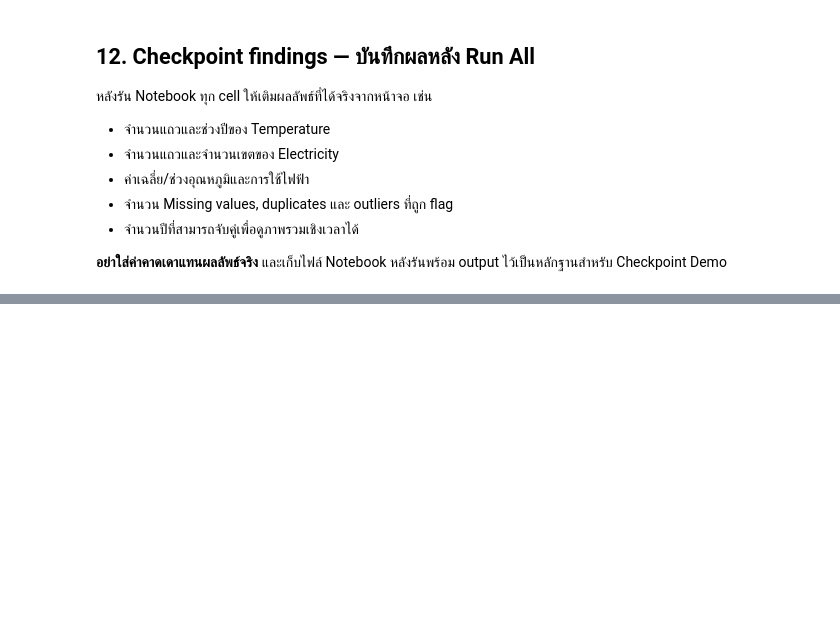
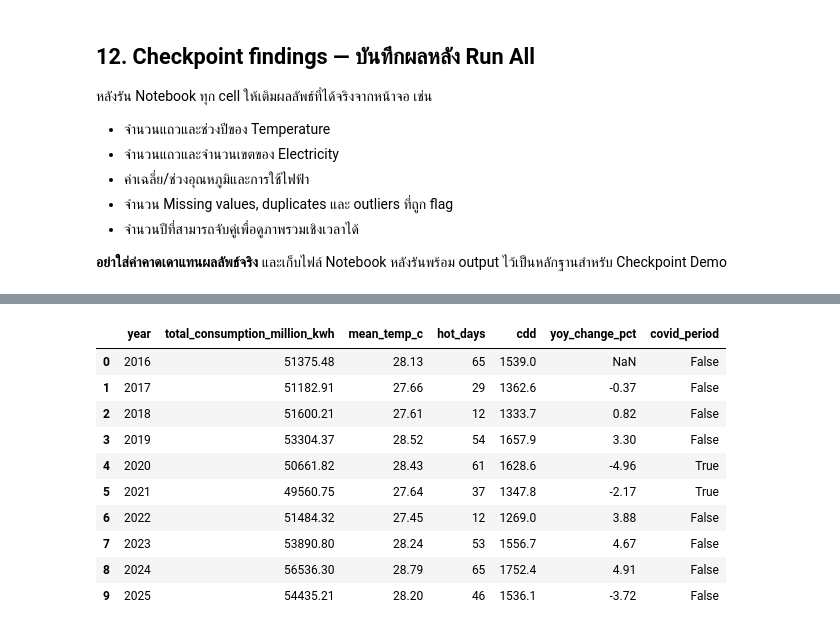
Before and after one commit to chaloemwong109-lab/urban-heat-energy-burden, a Jupyter notebook: notebooks/eda_checkpoint.ipynb, the cells around one changed output, grey strips where cells are left out. Cells and saved outputs as stored; diff of their text form; code cells hidden in the pictures; blank space fills up the shorter version.

```diff
--- a/notebooks/eda_checkpoint.ipynb
+++ b/notebooks/eda_checkpoint.ipynb
@@ -521,0 +617,32 @@ Electricity by year and district (DuckDB)
+# %%
+
+# Query Gold Zone using DuckDB
+
+gold_year_path = (GOLD_DIR / "agg_year_energy_heat.parquet").as_posix()
+
+energy_trend = duckdb.sql(f"""
+    SELECT
+        year,
+        total_consumption_million_kwh,
+        mean_temp_c,
+        hot_days,
+        cdd,
+        yoy_change_pct,
+        covid_period
+    FROM read_parquet('{gold_year_path}')
+    ORDER BY year
+""").df()
+
+display(energy_trend)
+# %% [output]
+|  | year | total_consumption_million_kwh | mean_temp_c | hot_days | cdd | yoy_change_pct | covid_period |
+| 0 | 2016 | 51375.48 | 28.13 | 65 | 1539.0 | NaN | False |
+| 1 | 2017 | 51182.91 | 27.66 | 29 | 1362.6 | -0.37 | False |
+| 2 | 2018 | 51600.21 | 27.61 | 12 | 1333.7 | 0.82 | False |
+| 3 | 2019 | 53304.37 | 28.52 | 54 | 1657.9 | 3.30 | False |
+| 4 | 2020 | 50661.82 | 28.43 | 61 | 1628.6 | -4.96 | True |
+| 5 | 2021 | 49560.75 | 27.64 | 37 | 1347.8 | -2.17 | True |
+| 6 | 2022 | 51484.32 | 27.45 | 12 | 1269.0 | 3.88 | False |
+| 7 | 2023 | 53890.80 | 28.24 | 53 | 1556.7 | 4.67 | False |
+| 8 | 2024 | 56536.30 | 28.79 | 65 | 1752.4 | 4.91 | False |
+| 9 | 2025 | 54435.21 | 28.20 | 46 | 1536.1 | -3.72 | False |
```
Also changed, not shown: parts of 7 cells of this notebook.
